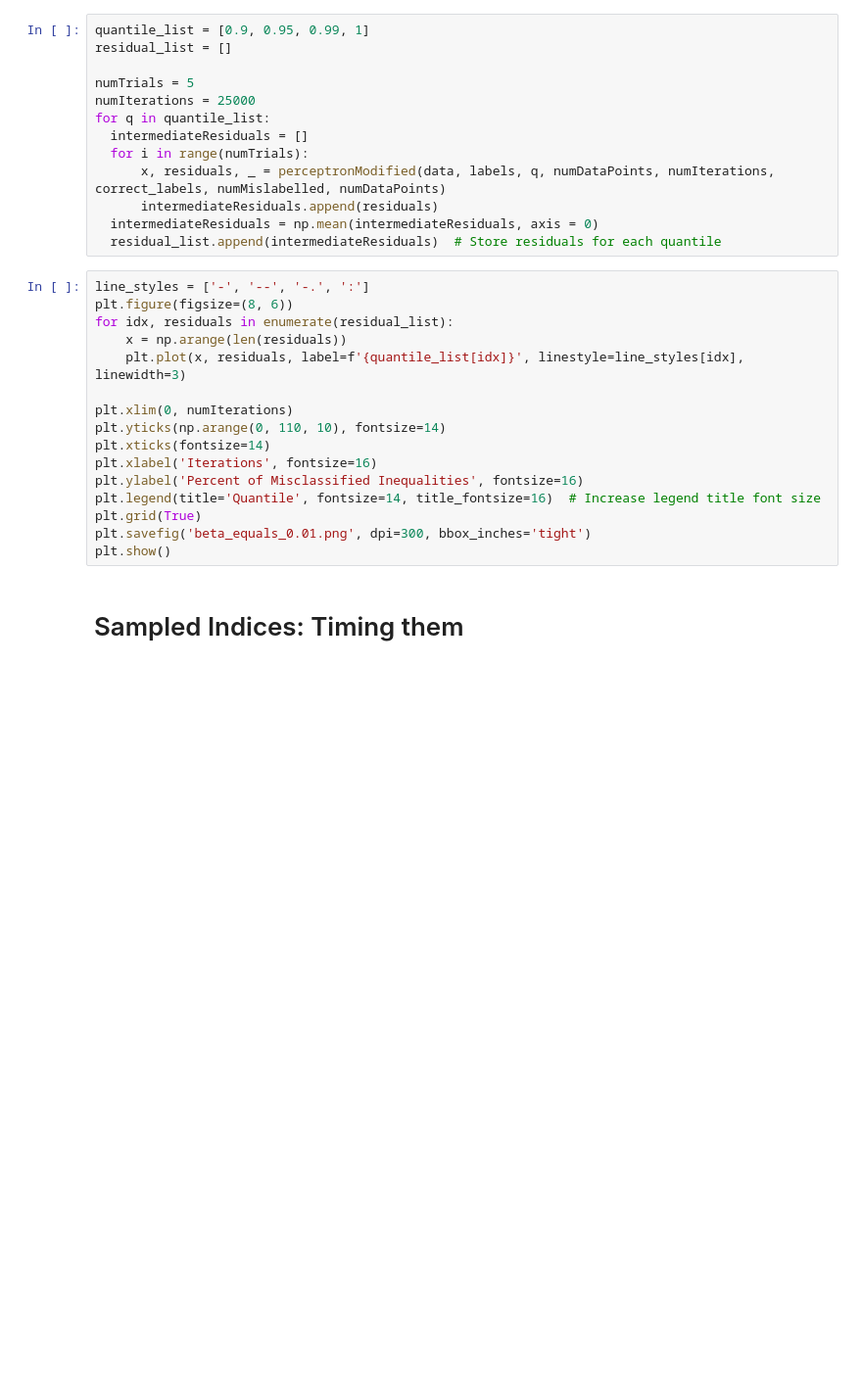
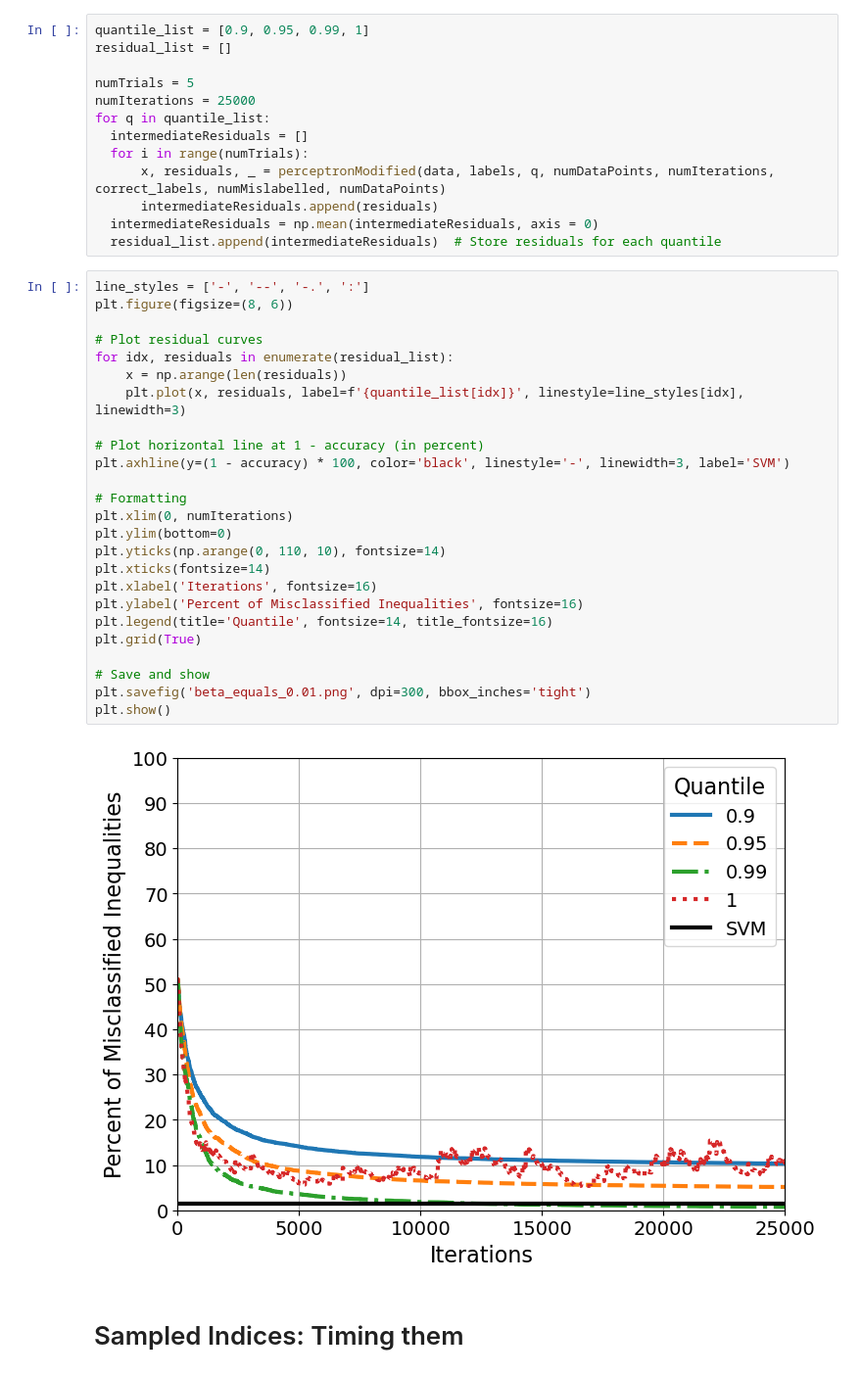
Before and after one commit to jamiehadd/QuantileRKIandPerceptron, a Jupyter notebook: QRK_Inequalities_Synthetic_Experiments.ipynb, the cells around one changed output. Shown: that part at 98% size. Saved outputs shown, nothing was run; the diff lists cells and outputs as text; blank space fills up the shorter version.

```diff
--- a/QRK_Inequalities_Synthetic_Experiments.ipynb
+++ b/QRK_Inequalities_Synthetic_Experiments.ipynb
@@ -116,19 +152,30 @@ for q in quantile_list:
 # %%
 line_styles = ['-', '--', '-.', ':']
 plt.figure(figsize=(8, 6))
+
+# Plot residual curves
 for idx, residuals in enumerate(residual_list):
     x = np.arange(len(residuals))
     plt.plot(x, residuals, label=f'{quantile_list[idx]}', linestyle=line_styles[idx], linewidth=3)
 
+# Plot horizontal line at 1 - accuracy (in percent)
+plt.axhline(y=(1 - accuracy) * 100, color='black', linestyle='-', linewidth=3, label='SVM')
+
+# Formatting
 plt.xlim(0, numIterations)
+plt.ylim(bottom=0)
 plt.yticks(np.arange(0, 110, 10), fontsize=14)
 plt.xticks(fontsize=14)
 plt.xlabel('Iterations', fontsize=16)
 plt.ylabel('Percent of Misclassified Inequalities', fontsize=16)
-plt.legend(title='Quantile', fontsize=14, title_fontsize=16)  # Increase legend title font size
+plt.legend(title='Quantile', fontsize=14, title_fontsize=16)
 plt.grid(True)
+
+# Save and show
 plt.savefig('beta_equals_0.01.png', dpi=300, bbox_inches='tight')
 plt.show()
+# %% [output]
+[figure, added]
 # %% [markdown]
 # Sampled Indices: Timing them
 # %%
```
Also changed, not shown: parts of 17 cells of this notebook.
